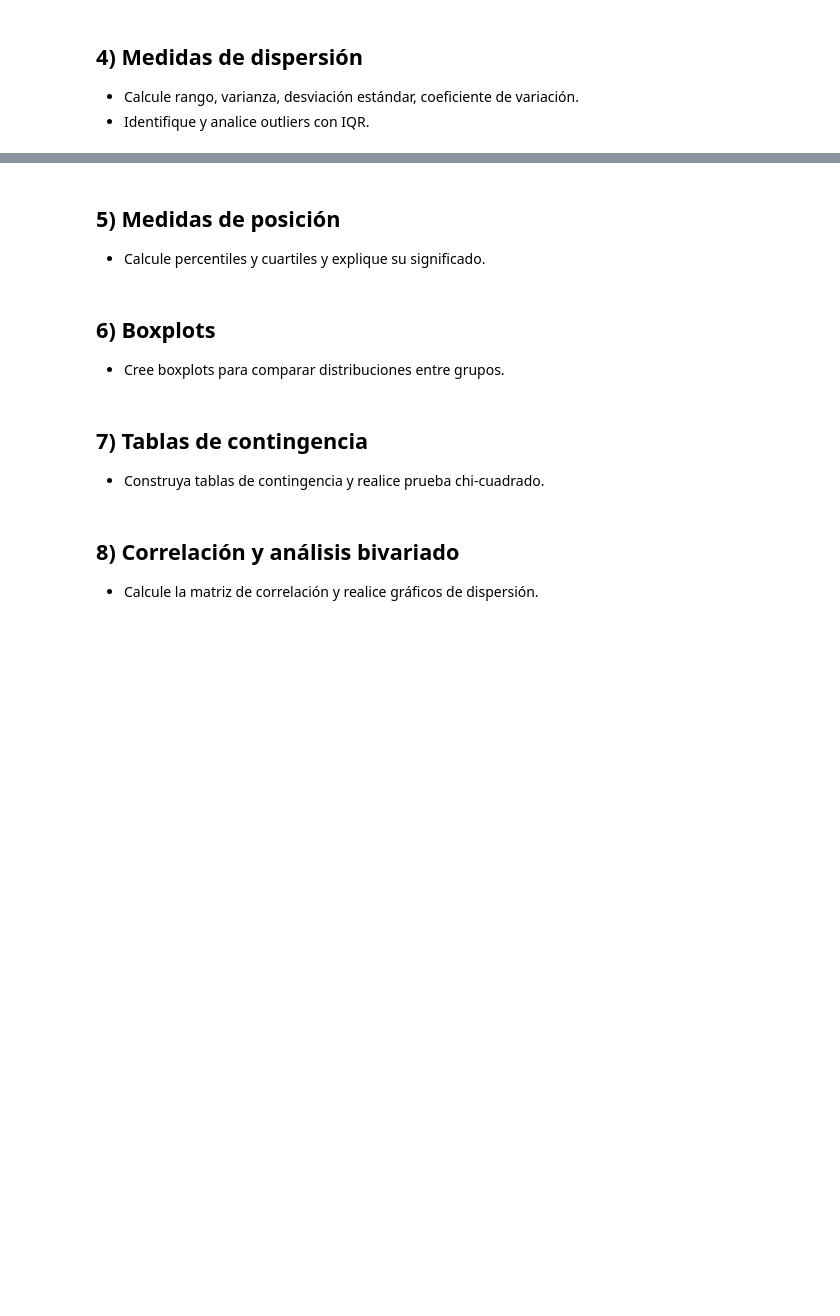
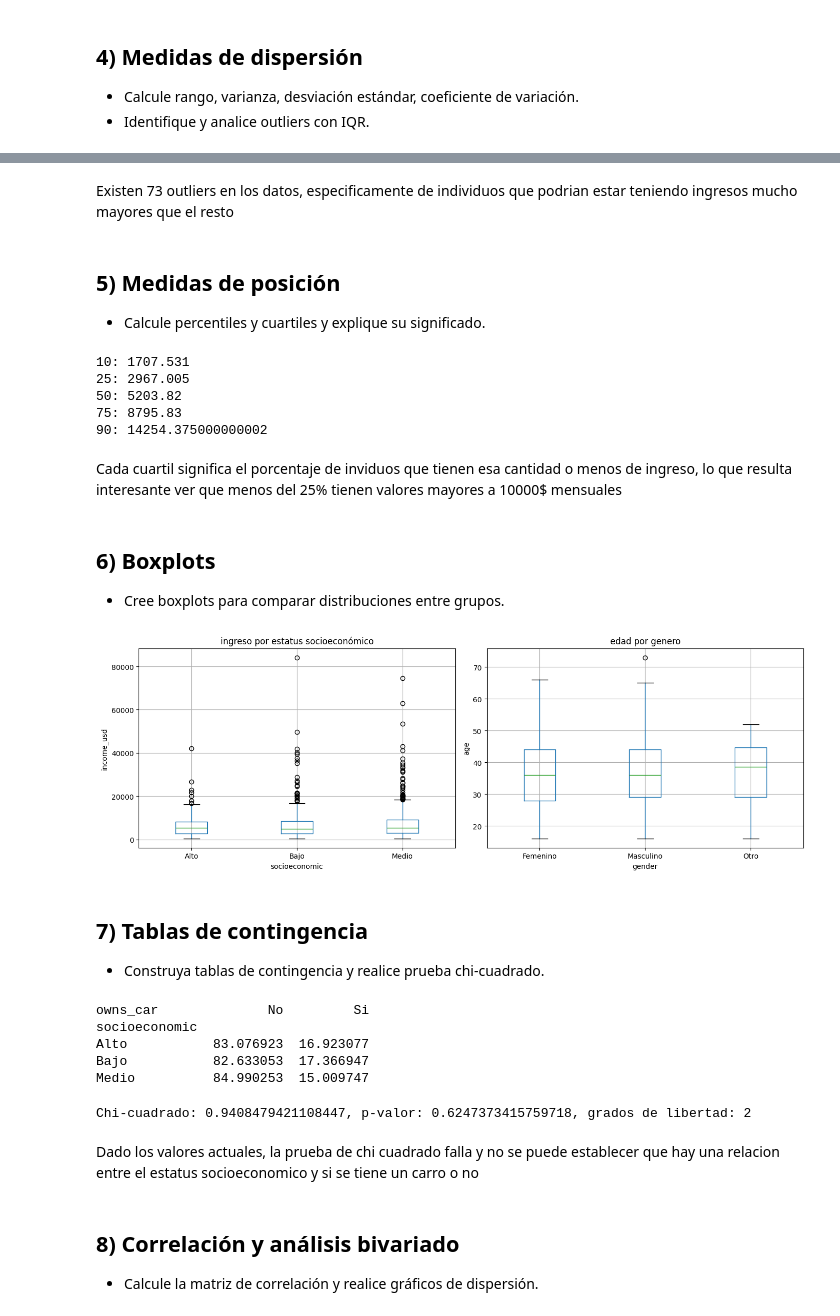
Before and after one commit to oscariolo/Ciencia-de-datos, a Jupyter notebook: TareaEstadisticaDescriptiva/notebook.ipynb, the cells around one changed output, grey strips where cells are left out. Saved outputs shown, nothing was run; the diff lists cells and outputs as text; code cells hidden in the pictures; blank space fills up the shorter version.

```diff
--- a/TareaEstadisticaDescriptiva/notebook.ipynb
+++ b/TareaEstadisticaDescriptiva/notebook.ipynb
@@ -243,18 +297,68 @@ La presencia de asimetria indica que existen valores mucho mas grandes que la me
+# %% [markdown]
+Existen 73 outliers en los datos, especificamente de individuos que podrian estar teniendo ingresos mucho mayores que el resto
 # %% [markdown]
 ## 5) Medidas de posición
 - Calcule percentiles y cuartiles y explique su significado.
 # %%
 # Escriba aquí su código
+percentiles = [0.10, 0.25, 0.5, 0.75, 0.90]
+for p in percentiles:
+    print(f"{int(p*100)}: {data['income_usd'].quantile(p)}")
+# %% [output]
+10: 1707.531
+25: 2967.005
+50: 5203.82
+75: 8795.83
+90: 14254.375000000002
+# %% [markdown]
+Cada cuartil significa el porcentaje de inviduos que tienen esa cantidad o menos de ingreso, lo que resulta interesante ver que menos del 25% tienen valores mayores a 10000$ mensuales
 # %% [markdown]
 ## 6) Boxplots
 - Cree boxplots para comparar distribuciones entre grupos.
 # %%
-# Escriba aquí su código
+# Boxplot comparativo por variable categórica socioeconomic
+fig, axs = plt.subplots(1, 2, figsize=(14, 5))
+
+data.boxplot(column='income_usd', by='socioeconomic', ax=axs[0])
+axs[0].set_title('ingreso por estatus socioeconómico')
+axs[0].set_xlabel('socioeconomic')
+axs[0].set_ylabel('income_usd')
+
+data.boxplot(column='age', by='gender', ax=axs[1])
+axs[1].set_title('edad por genero')
+axs[1].set_xlabel('gender')
+axs[1].set_ylabel('age')
+
+
+plt.suptitle('')
+plt.tight_layout()
+plt.show()
+# %% [output]
+[figure, added]
 # %% [markdown]
 ## 7) Tablas de contingencia
 - Construya tablas de contingencia y realice prueba chi-cuadrado.
 # %%
 # Escriba aquí su código
+tabla = pd.crosstab(data['socioeconomic'], data['owns_car'])
+#porcentaje por fila
+tabla_porcentaje = tabla.div(tabla.sum(axis=1), axis=0) * 100
+print(tabla_porcentaje)
+# %% [output]
+owns_car              No         Si
+socioeconomic
+Alto           83.076923  16.923077
+Bajo           82.633053  17.366947
+Medio          84.990253  15.009747
+# %%
+#chi cuadrado
+
+chi2, p, dof, expected = chi2_contingency(tabla)
+print(f"Chi-cuadrado: {chi2}, p-valor: {p}, grados de libertad: {dof}")
+# %% [output]
+Chi-cuadrado: 0.9408479421108447, p-valor: 0.6247373415759718, grados de libertad: 2
+# %% [markdown]
+Dado los valores actuales, la prueba de chi cuadrado falla y no se puede establecer que hay una relacion entre el estatus socioeconomico y si se tiene un carro o no
 # %% [markdown]
 ## 8) Correlación y análisis bivariado
 - Calcule la matriz de correlación y realice gráficos de dispersión.
```
Also changed, not shown: parts of 13 cells of this notebook.
